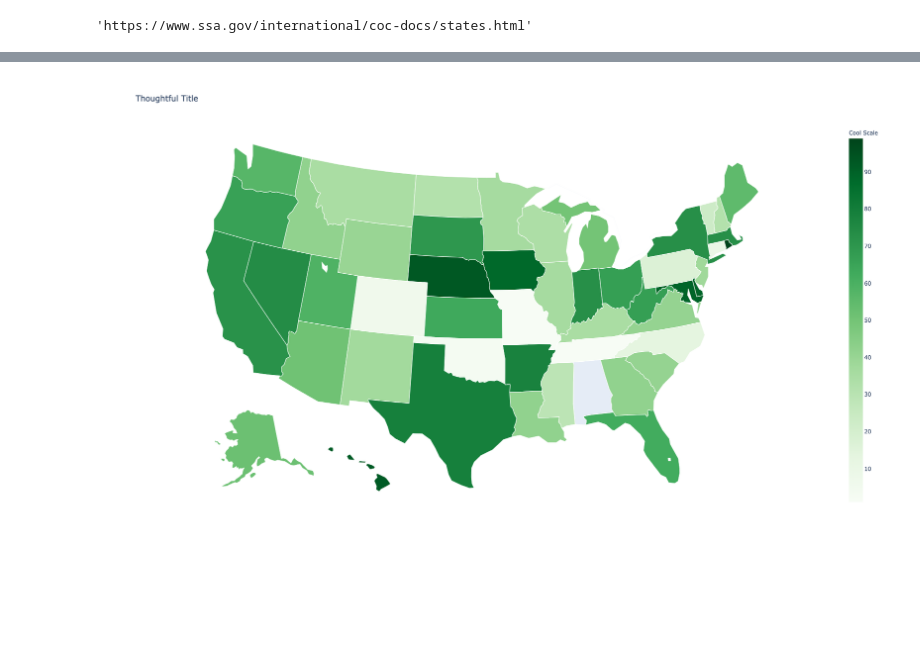
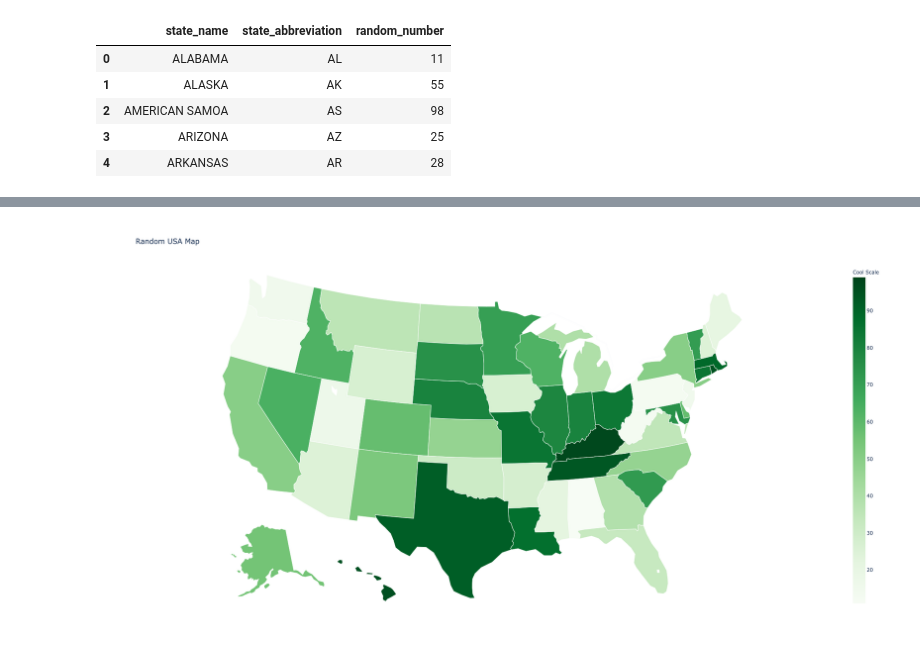
Before and after one commit to prdesalvo/jupyter_notebooks, a Jupyter notebook: Maps/Simple Plotly Map.ipynb, the cells around one changed output, grey strips where cells are left out. Drawn from its saved outputs; the diff is of its cells as text; code cells hidden in the pictures; blank space fills up the shorter version.

```diff
--- a/Maps/Simple Plotly Map.ipynb
+++ b/Maps/Simple Plotly Map.ipynb
@@ -6,4 +14,2 @@ import numpy as np
 # %%
-"https://www.ssa.gov/international/coc-docs/states.html"
+states_df = pd.read_html("https://www.ssa.gov/international/coc-docs/states.html")[0].rename(columns={0:'state_name',1:'state_abbreviation'})
-# %% [output]
-'https://www.ssa.gov/international/coc-docs/states.html'
@@ -29,2 +15,0 @@ rand_numbers_df = pd.DataFrame(np.random.randint(0,100, size=len(state_abbreviat
-# %%
-states_df = pd.concat([state_abbreviation,rand_numbers_df], axis=1)
@@ -35,14 +16,24 @@ import plotly.express as px
+# %%
+states_df['random_number'] = np.random.randint(10, 100, states_df.shape[0])
+# %%
+states_df.head()
+# %% [output]
+|  | state_name | state_abbreviation | random_number |
+| 0 | ALABAMA | AL | 11 |
+| 1 | ALASKA | AK | 55 |
+| 2 | AMERICAN SAMOA | AS | 98 |
+| 3 | ARIZONA | AZ | 25 |
+| 4 | ARKANSAS | AR | 28 |
 # %%
 states_df.to_csv('usa_random_numbers.csv')
 # %%
 df = states_df
 
-df['text'] = df['State'] + '<br>' + \
-    'Random Number ' + df['rand_number'].astype('str') + '<br>'
+df['text'] = df['state_name'].str.title() + '<br>' + 'Random Number ' + df['random_number'].astype('str') + '<br>'
 
 fig = go.Figure(data=go.Choropleth(
-    locations=df['Abbreviation'].str.strip(),
-    z=df['rand_number'].astype(float),
+    locations=df['state_abbreviation'].str.strip(),
+    z=df['random_number'].astype(float),
     locationmode='USA-states',
     colorscale='Greens',
     autocolorscale=False,
@@ -52,7 +43,7 @@ fig = go.Figure(data=go.Choropleth(
 ))
 
 fig.update_layout(
-    title_text='Thoughtful Title',
+    title_text='Random USA Map',
     geo = dict(
         scope='usa',
         projection=go.layout.geo.Projection(type = 'albers usa'),
@@ -62,6 +53,7 @@ fig.update_layout(
 )
 
 pio.write_html(fig, 'usa.html')
+py.iplot(fig, filename = 'simple-usa-map')
 
 fig.show()
 # %% [output]
@@ -69 +60 @@ fig.show()
-[figure, old version]
+[figure, new version]
```
Also changed, not shown: parts of 10 cells of this notebook, 4 other files.
